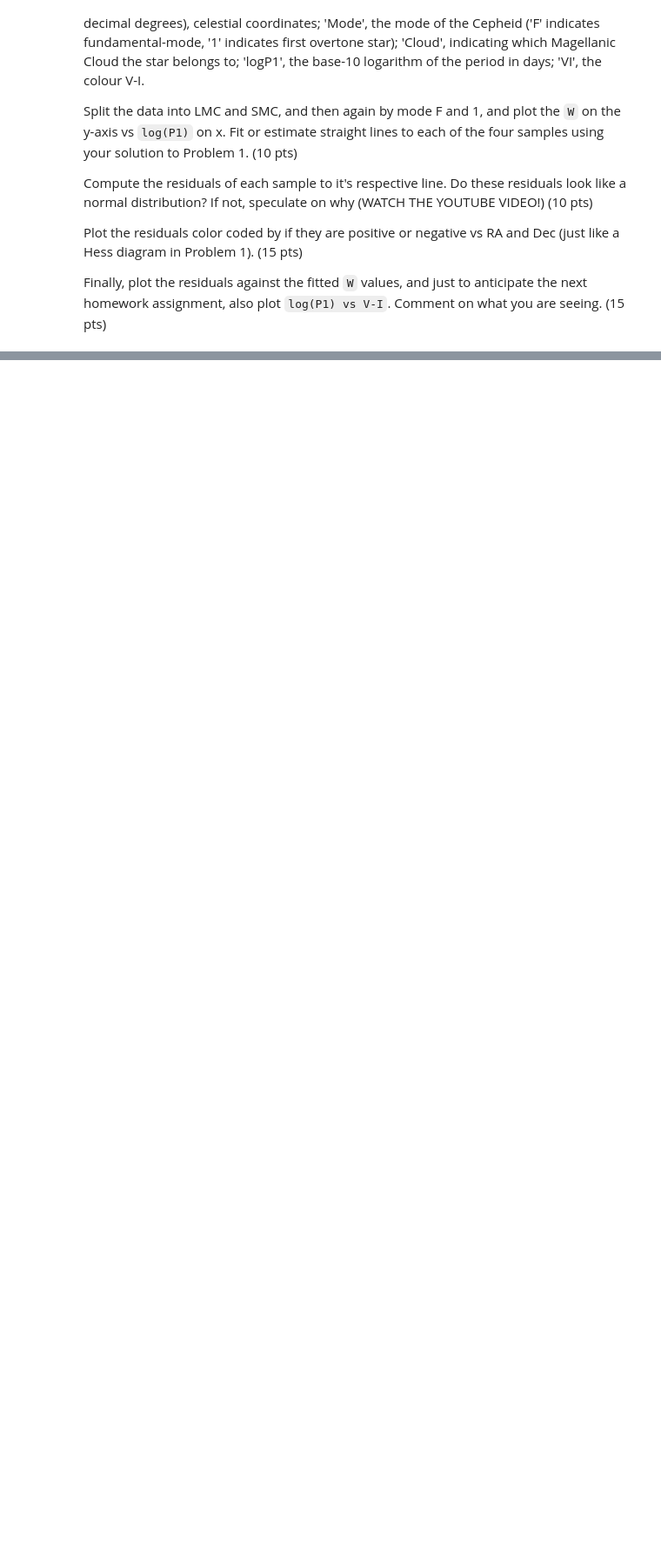
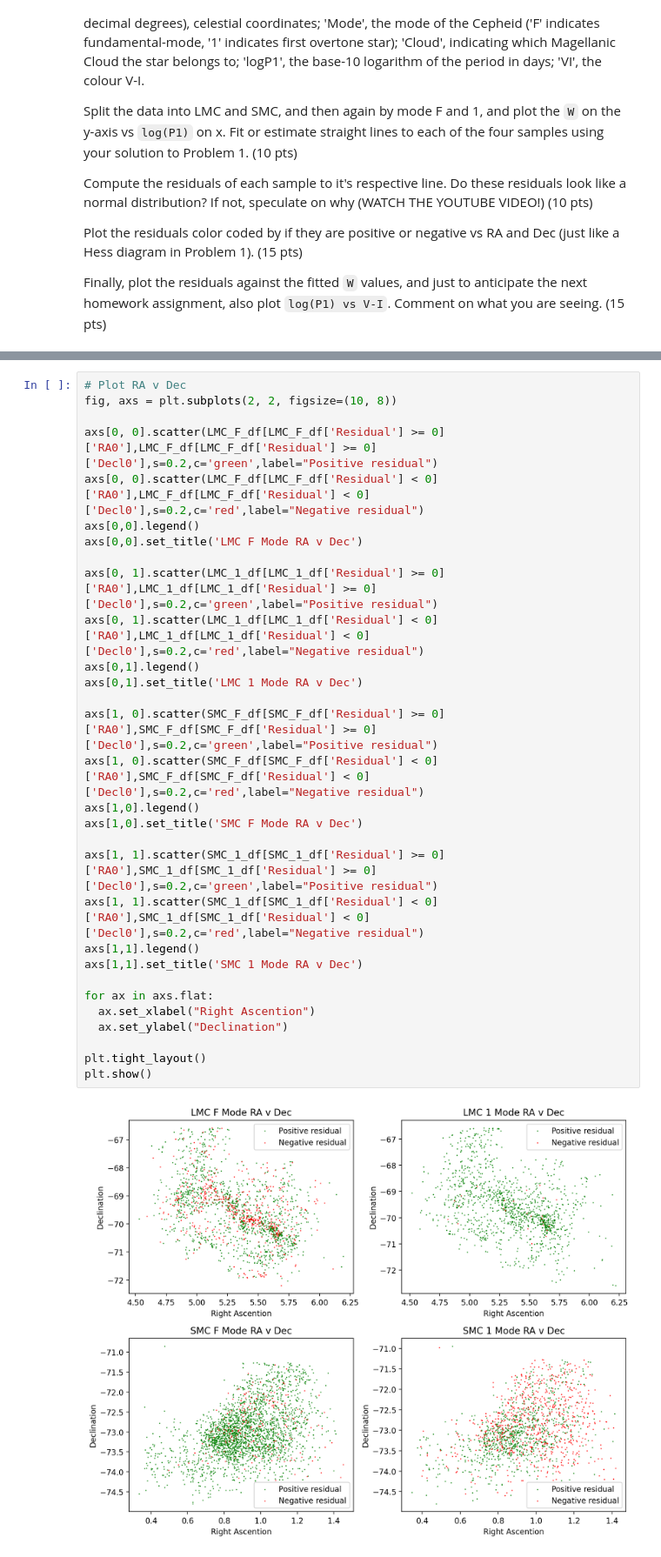
Before and after one commit to veronica-hoffman/ast496_2025_Fall, a Jupyter notebook: homework/01/hw01.ipynb, the cells around one changed output, grey strips where cells are left out. Shown at 87% size. Saved outputs shown, nothing was run; the diff lists cells and outputs as text; blank space fills up the shorter version.

```diff
--- a/homework/01/hw01.ipynb
+++ b/homework/01/hw01.ipynb
@@ -112,0 +192,32 @@ Finally, plot the residuals against the fitted `W` values, and just to anticipat
+# %%
+# Plot RA v Dec
+fig, axs = plt.subplots(2, 2, figsize=(10, 8))
+
+axs[0, 0].scatter(LMC_F_df[LMC_F_df['Residual'] >= 0]['RA0'],LMC_F_df[LMC_F_df['Residual'] >= 0]['Decl0'],s=0.2,c='green',label="Positive residual")
+axs[0, 0].scatter(LMC_F_df[LMC_F_df['Residual'] < 0]['RA0'],LMC_F_df[LMC_F_df['Residual'] < 0]['Decl0'],s=0.2,c='red',label="Negative residual")
+axs[0,0].legend()
+axs[0,0].set_title('LMC F Mode RA v Dec')
+
+axs[0, 1].scatter(LMC_1_df[LMC_1_df['Residual'] >= 0]['RA0'],LMC_1_df[LMC_1_df['Residual'] >= 0]['Decl0'],s=0.2,c='green',label="Positive residual")
+axs[0, 1].scatter(LMC_1_df[LMC_1_df['Residual'] < 0]['RA0'],LMC_1_df[LMC_1_df['Residual'] < 0]['Decl0'],s=0.2,c='red',label="Negative residual")
+axs[0,1].legend()
+axs[0,1].set_title('LMC 1 Mode RA v Dec')
+
+axs[1, 0].scatter(SMC_F_df[SMC_F_df['Residual'] >= 0]['RA0'],SMC_F_df[SMC_F_df['Residual'] >= 0]['Decl0'],s=0.2,c='green',label="Positive residual")
+axs[1, 0].scatter(SMC_F_df[SMC_F_df['Residual'] < 0]['RA0'],SMC_F_df[SMC_F_df['Residual'] < 0]['Decl0'],s=0.2,c='red',label="Negative residual")
+axs[1,0].legend()
+axs[1,0].set_title('SMC F Mode RA v Dec')
+
+axs[1, 1].scatter(SMC_1_df[SMC_1_df['Residual'] >= 0]['RA0'],SMC_1_df[SMC_1_df['Residual'] >= 0]['Decl0'],s=0.2,c='green',label="Positive residual")
+axs[1, 1].scatter(SMC_1_df[SMC_1_df['Residual'] < 0]['RA0'],SMC_1_df[SMC_1_df['Residual'] < 0]['Decl0'],s=0.2,c='red',label="Negative residual")
+axs[1,1].legend()
+axs[1,1].set_title('SMC 1 Mode RA v Dec')
+
+for ax in axs.flat:
+  ax.set_xlabel("Right Ascention")
+  ax.set_ylabel("Declination")
+
+plt.tight_layout()
+plt.show()
+# %% [output]
+[figure, added]
```
Also changed, not shown: parts of 8 cells of this notebook.
